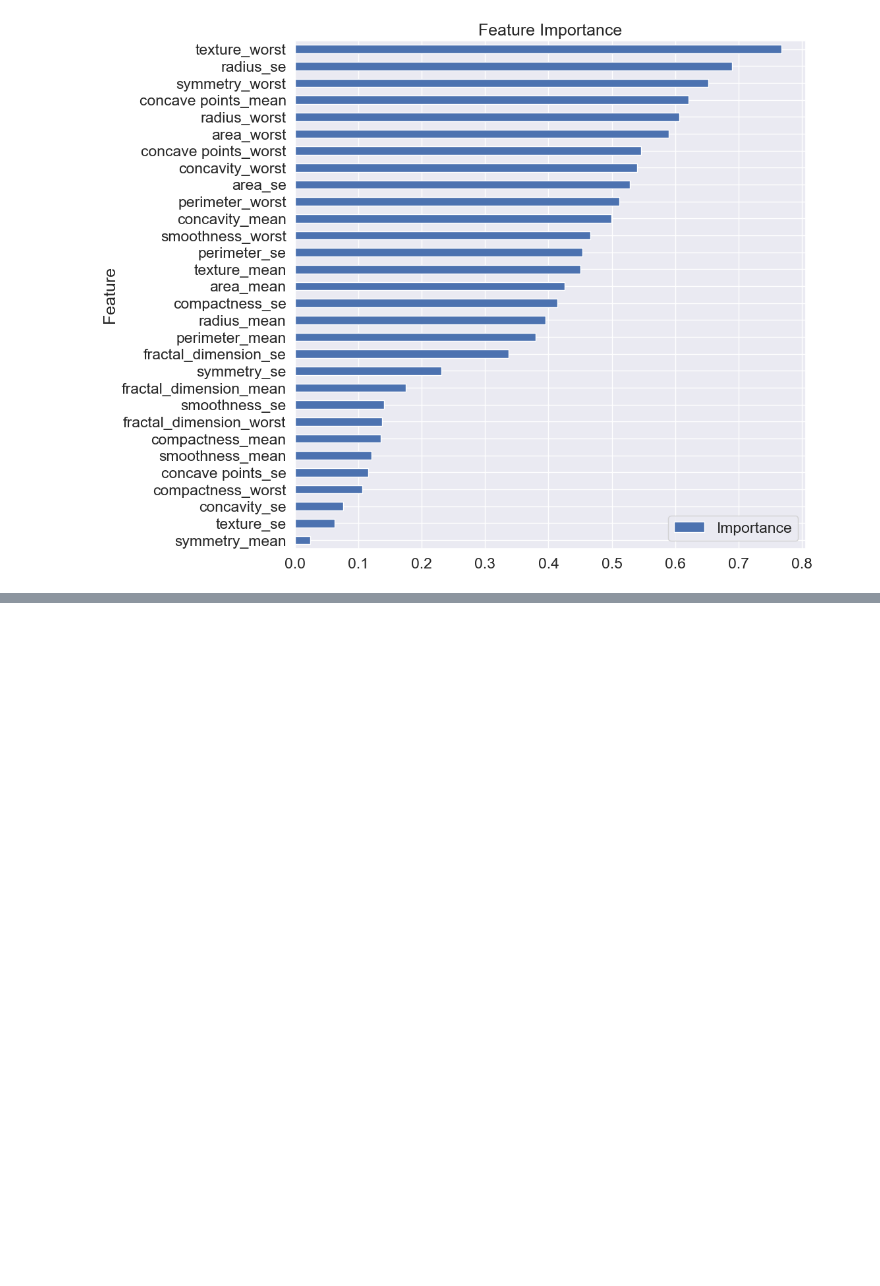
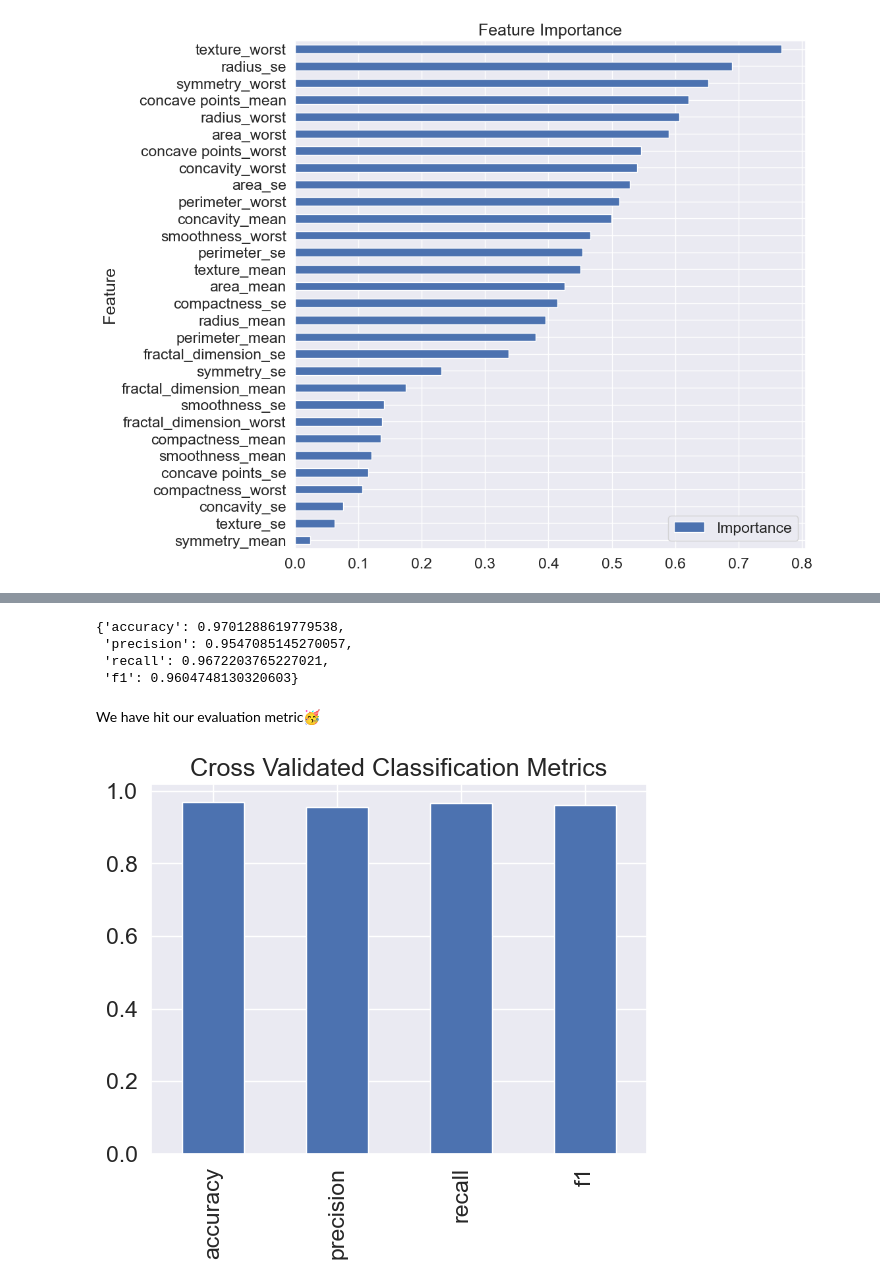
Before and after one commit to mwisechacha/Breast_cancer, a Jupyter notebook: Breast cancer detection ~machine learning.ipynb, the cells around one changed output, grey strips where cells are left out. Drawn from its saved outputs; the diff is of its cells as text; code cells hidden in the pictures; blank space fills up the shorter version.

```diff
--- a/Breast cancer detection ~machine learning.ipynb
+++ b/Breast cancer detection ~machine learning.ipynb
@@ -998,0 +1195,40 @@ feature_importance.plot(x="Feature", y="Importance", kind="barh", figsize=(10, 1
+# %%
+# create new classifier with the best parameters
+xgb_clf = xgb.XGBClassifier(colsample_bytree=0.5,
+                           gamma=0,
+                           learning_rate=0.1,
+                           max_depth=7,
+                           reg_lambda=0,
+                           scale_pos_weight=3,
+                           subsample=0.8)
+# %%
+cv_metrics = {"accuracy": "accuracy", "precision": "precision", "recall": "recall", "f1": "f1"}
+
+def cross_val_scores(cv_metrics):
+    metric_evaluation = {}
+
+    for name, cv_metric in cv_metrics.items():
+        metric_evaluation[name] = np.mean(cross_val_score(xgb_clf,
+                                           X,
+                                           y,
+                                           cv=5,
+                                           scoring=cv_metric))
+
+    return metric_evaluation
+# %%
+metric_evaluation = cross_val_scores(cv_metrics=cv_metrics)
+metric_evaluation
+# %% [output]
+{'accuracy': 0.9701288619779538,
+ 'precision': 0.9547085145270057,
+ 'recall': 0.9672203765227021,
+ 'f1': 0.9604748130320603}
+# %% [markdown]
+We have hit our evaluation metric🥳
+# %%
+# visualizing our cross_validation_metrics
+cv_metrics_df = pd.DataFrame(metric_evaluation, index=[0])
+cv_metrics_df.T.plot.bar(title="Cross Validated Classification Metrics",
+                        legend= False);
+# %% [output]
+[figure, added]
```
Also changed, not shown: parts of 22 cells of this notebook.
